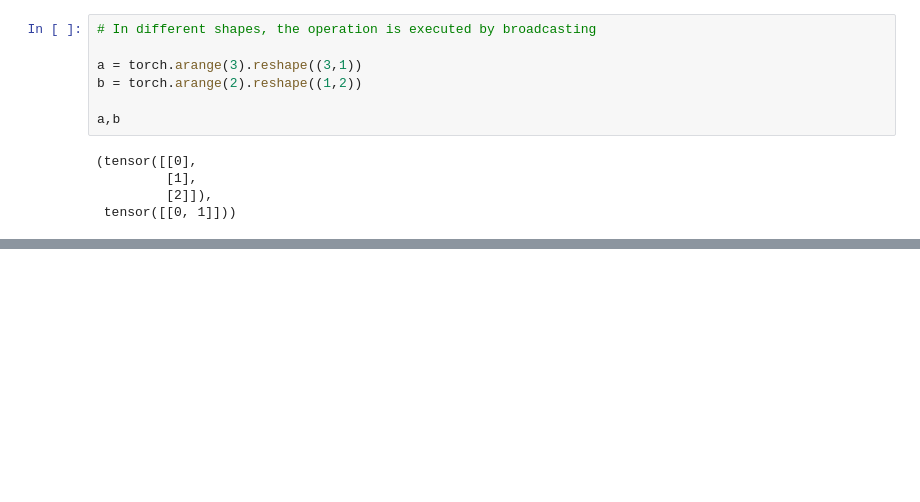
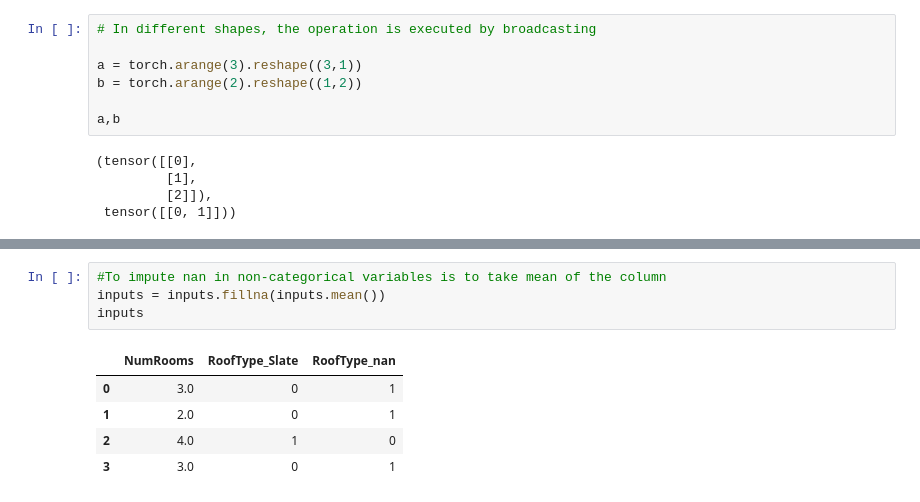
Before and after one commit to demirbey05/pytorch-cookbook, a Jupyter notebook: Torch_Fundamentals.ipynb, the cells around one changed output, grey strips where cells are left out. Saved outputs shown, nothing was run; the diff lists cells and outputs as text; blank space fills up the shorter version.

```diff
--- a/Torch_Fundamentals.ipynb
+++ b/Torch_Fundamentals.ipynb
@@ -211,0 +277,10 @@ x,y
+# %%
+#To impute nan in non-categorical variables is to take mean of the column
+inputs = inputs.fillna(inputs.mean())
+inputs
+# %% [output]
+|  | NumRooms | RoofType_Slate | RoofType_nan |
+| 0 | 3.0 | 0 | 1 |
+| 1 | 2.0 | 0 | 1 |
+| 2 | 4.0 | 1 | 0 |
+| 3 | 3.0 | 0 | 1 |
```
Also changed, not shown: parts of 10 cells of this notebook.
